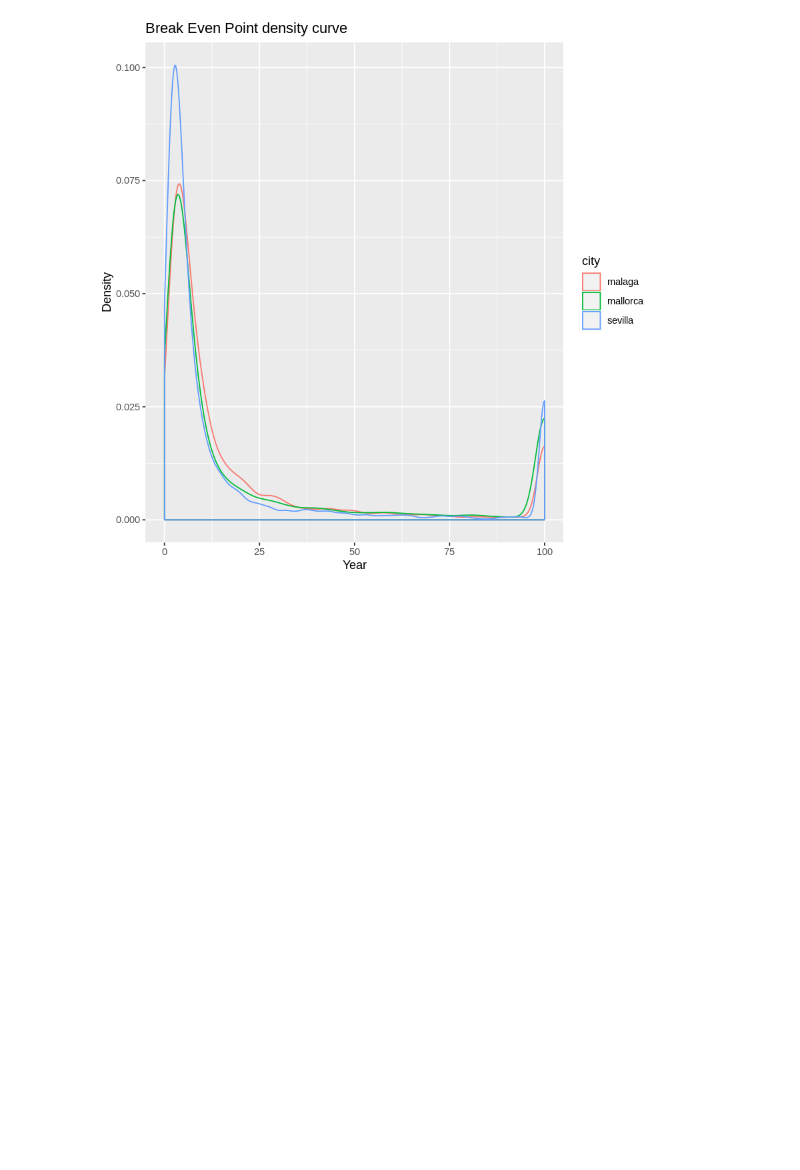
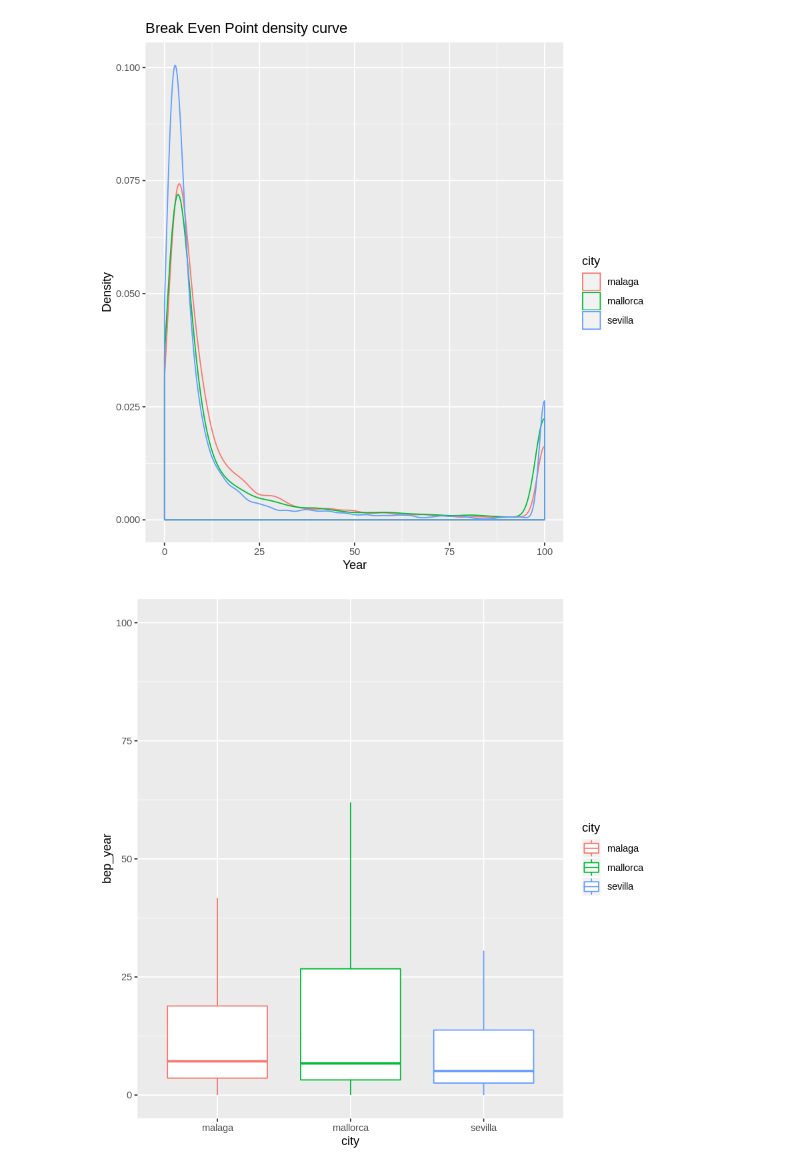
Before and after one commit to Ducrioma/Data-Analytics-Projects, a Jupyter notebook: Airbnb Data Analysis.ipynb, the cells around one changed output. Saved outputs shown, nothing was run; the diff lists cells and outputs as text; code cells hidden in the pictures; blank space fills up the shorter version.

```diff
--- a/Airbnb Data Analysis.ipynb
+++ b/Airbnb Data Analysis.ipynb
@@ -489,6 +489,8 @@ p
 # %% [output]
 [figure]
 # %%
-distrib_bep_year <- ggplot(listings_full, aes(city, bep_turnover))
+distrib_bep_year <- ggplot(listings_full, aes(city, bep_year))
 distrib_bep_year + geom_boxplot(aes(colour = city), outlier.shape = NA) +
     scale_y_continuous(limits = quantile(listings$bep_turnover, c(0.1, 0.9), na.rm = T))
+# %% [output]
+[figure, added]
```
